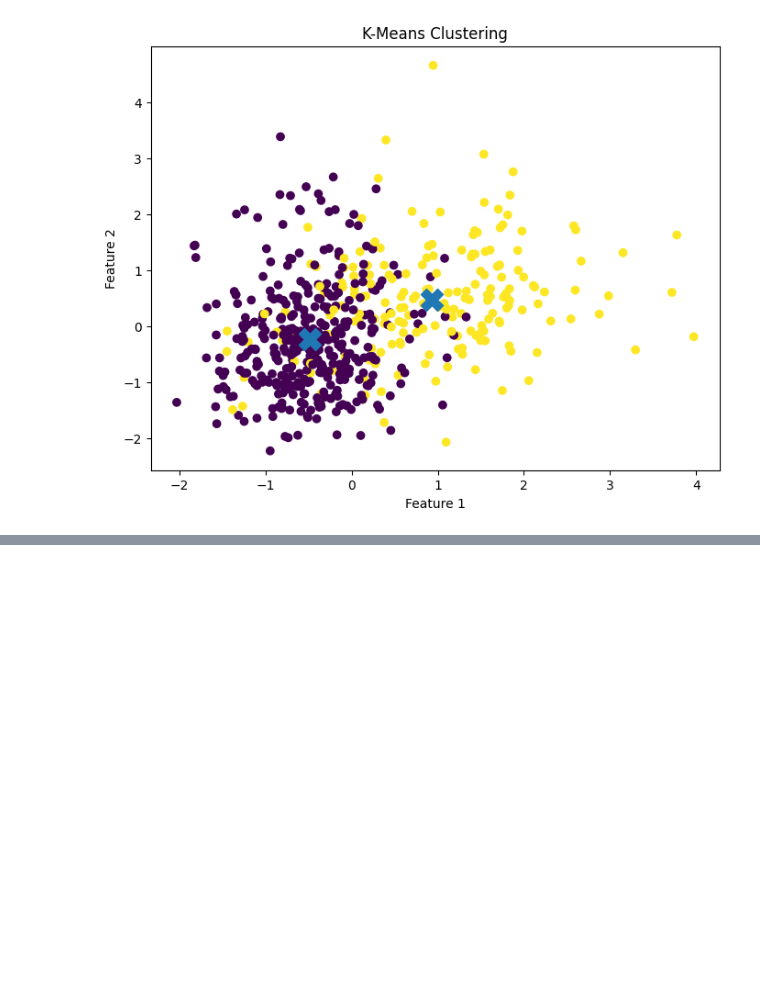
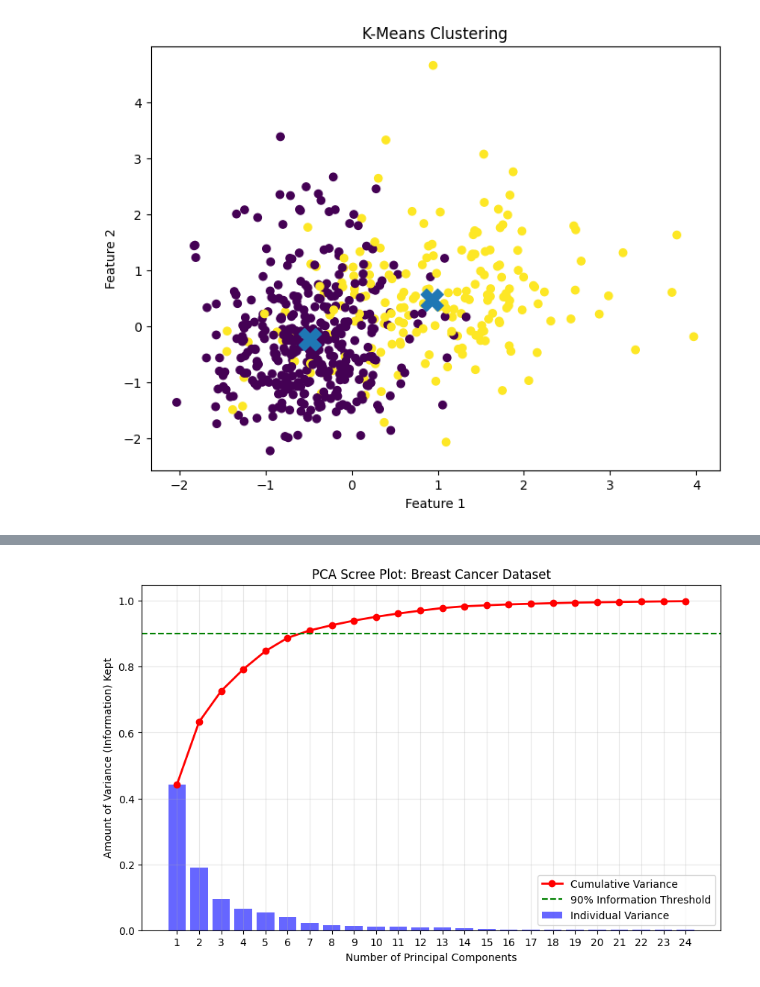
Before and after one commit to salmaa203/BreastCancer_PCA_KMeans, a Jupyter notebook: kmeans_experiment.ipynb, the cells around one changed output, grey strips where cells are left out. Saved outputs shown, nothing was run; the diff lists cells and outputs as text; code cells hidden in the pictures; blank space fills up the shorter version.

Commit message:
Implement k means and pca

```diff
--- a/kmeans_experiment.ipynb
+++ b/kmeans_experiment.ipynb
@@ -294,3 +294,88 @@ plt.title("K-Means Clustering")
 plt.show()
 # %% [output]
 [figure]
+# %%
+#steps for pca
+#get mean of each feature and calc covariance matrix for each component
+#calc eigenvalues and eigenvectors for each component and sort them in descending order of eigenvalues
+#pick k eigenvalues and form matrix of eigenvectors
+#transform the original data to new space using the matrix of eigenvectors
+def PCA (X_Scaled, n_components=2):
+    covariance_matrix = np.cov(X_Scaled, rowvar=False) #covariance matrix calc
+
+    # Step 2: Eigen decomposition
+    eigenvalues, eigenvectors = np.linalg.eigh(covariance_matrix)
+
+    # Step 3: Sort eigenvalues and eigenvectors
+    sorted_indices = np.argsort(eigenvalues)[::-1]
+    #apply sorting to eigenvalues and eigenvectors
+    sorted_eigenvalues = eigenvalues[sorted_indices]
+    sorted_eigenvectors = eigenvectors[:, sorted_indices]
+
+    # Step 4: Select top n_components
+    selected_eigenvectors = sorted_eigenvectors[:, :n_components]
+
+    # Transform data
+    X_reduced = np.dot(X_Scaled, selected_eigenvectors)
+    #variance calc
+    sum = np.sum(sorted_eigenvalues)
+    variance_explained = sorted_eigenvalues / sum
+    running_total_variance = np.cumsum(variance_explained)
+
+    print("Percentage held by each individual component:")
+    print(variance_explained)
+
+    print("\nRunning total as we add components together:")
+    print(running_total_variance)
+
+    return X_reduced, variance_explained, running_total_variance
+
+def try_different_components():
+    arr=[]
+    for i in range(1 , 25):
+        print(f"\nTrying with {i} components:")
+        X_reduced , variance_per_feature, total_variance = PCA(X_scaled, n_components=i)
+        arr.append((i , variance_per_feature , total_variance))
+    return arr
+
+array = try_different_components()
+
+# 1. Create empty lists to hold the unpacked data for the graph
+x_values = []
+individual_variance = []
+cumulative_variance = []
+
+# 2. Loop through your array and extract the correct numbers
+for item in array:
+    i = item[0]                 # The number of components (1 through 24)
+    all_ind_vars = item[1]      # The array of individual percentages
+    all_cum_vars = item[2]      # The array of running totals
+
+    x_values.append(i)
+
+    # Grab the specific variance for the i-th component (arrays start at index 0, so we use i-1)
+    individual_variance.append(all_ind_vars[i-1])
+    cumulative_variance.append(all_cum_vars[i-1])
+
+# 3. Plot the unpacked data
+plt.figure(figsize=(10, 6))
+
+# Use x_values instead of range(), and our new unpacked lists
+plt.bar(x_values, individual_variance, alpha=0.6, color='blue',
+        label='Individual Variance')
+
+plt.plot(x_values, cumulative_variance, marker='o', color='red', linewidth=2,
+         label='Cumulative Variance')
+
+plt.axhline(y=0.90, color='green', linestyle='--', label='90% Information Threshold')
+
+# Formatting
+plt.title('PCA Scree Plot: Breast Cancer Dataset')
+plt.xlabel('Number of Principal Components')
+plt.ylabel('Amount of Variance (Information) Kept')
+plt.xticks(x_values) # Set the tick marks to match your 1-24 range perfectly
+plt.legend(loc='best')
+plt.grid(True, alpha=0.3)
+
+plt.show()
+# %% [output]
@@ -296,0 +399 @@ plt.show()
+[figure, added]
```
Also changed, not shown: parts of 6 cells of this notebook.
